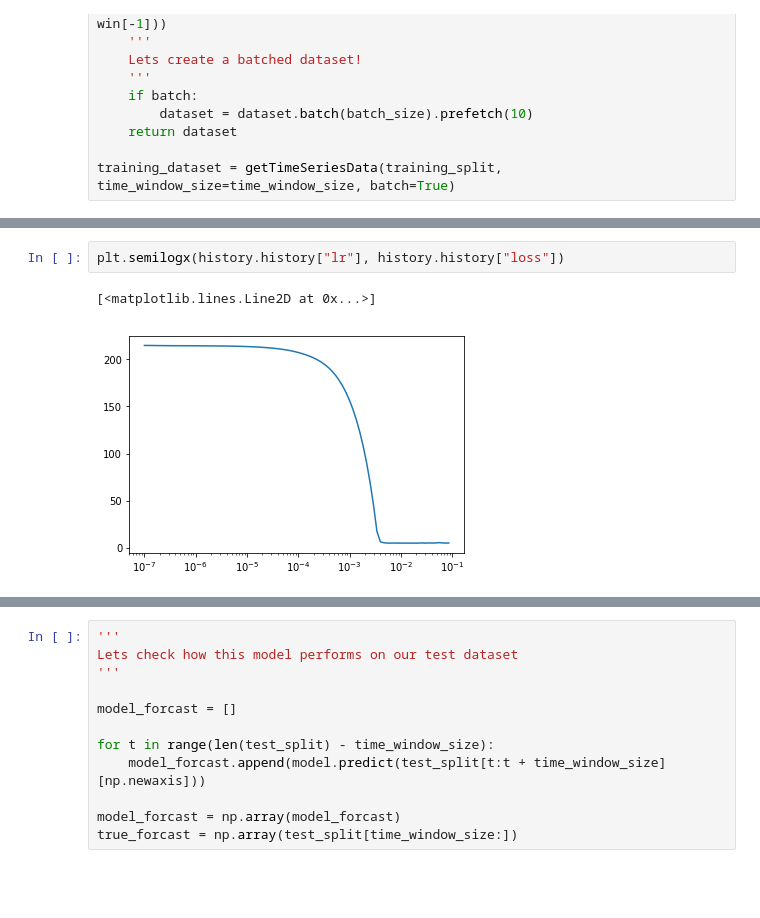
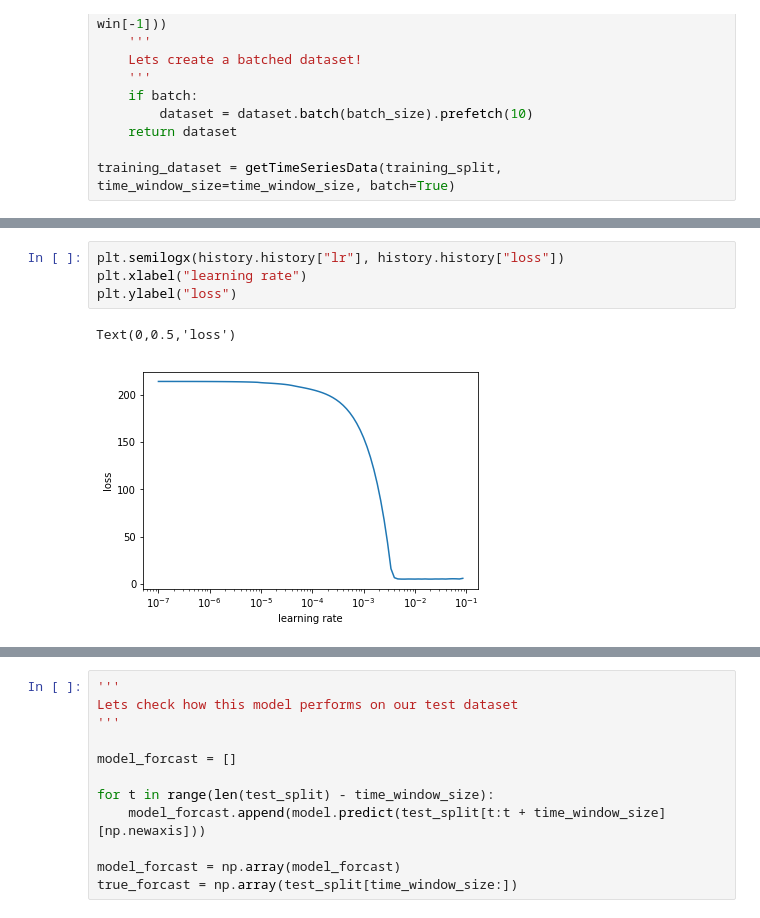
Before and after one commit to padmaja-kulkarni/MachineLearningAndAlgorithms, a Jupyter notebook: RNNTutorial/RNNTutorial.ipynb, the cells around one changed output, grey strips where cells are left out. Drawn from its saved outputs; the diff is of its cells as text; blank space fills up the shorter version.

```diff
--- a/RNNTutorial/RNNTutorial.ipynb
+++ b/RNNTutorial/RNNTutorial.ipynb
@@ -195,8 +195,10 @@ Epoch 90/90
 # %%
 plt.semilogx(history.history["lr"], history.history["loss"])
+plt.xlabel("learning rate")
+plt.ylabel("loss")
 # %% [output]
-[<matplotlib.lines.Line2D at 0x...>]
+Text(0,0.5,'loss')
-[figure, old version]
+[figure, new version]
 # %%
 '''
 Clear model of earlier versions.
```
Also changed, not shown: parts of 5 cells of this notebook.
